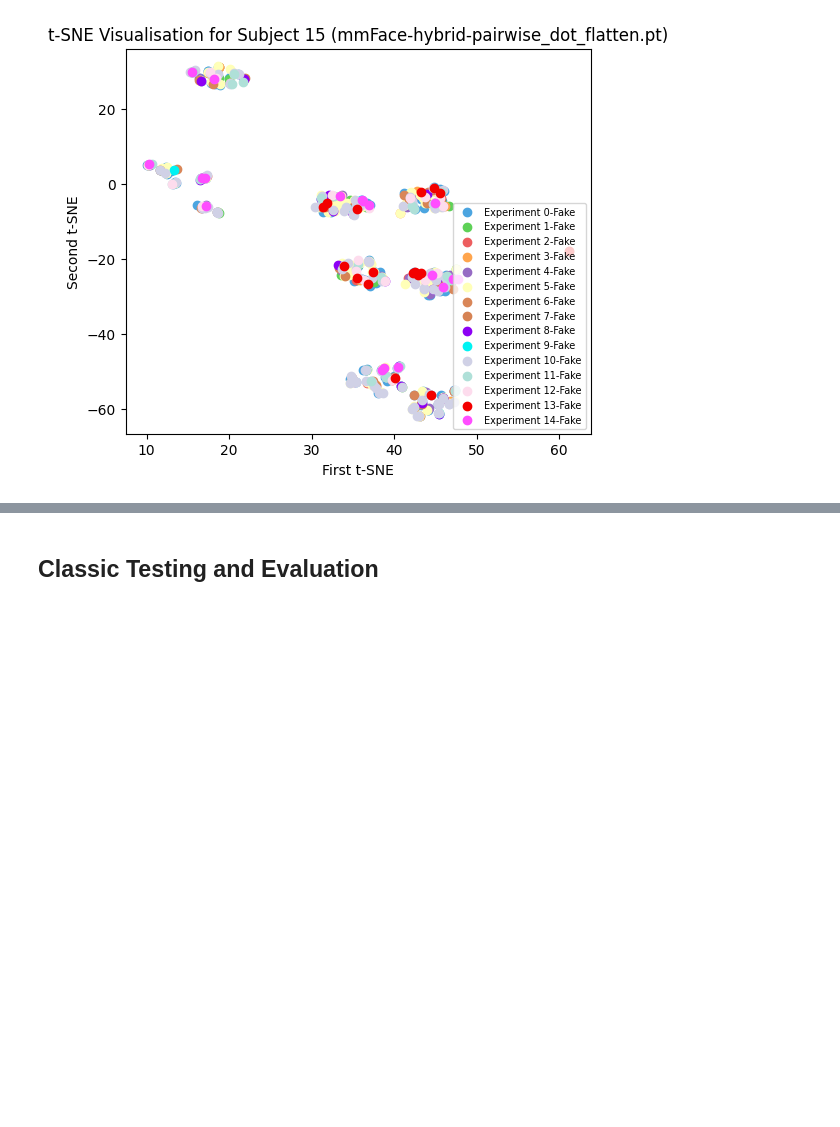
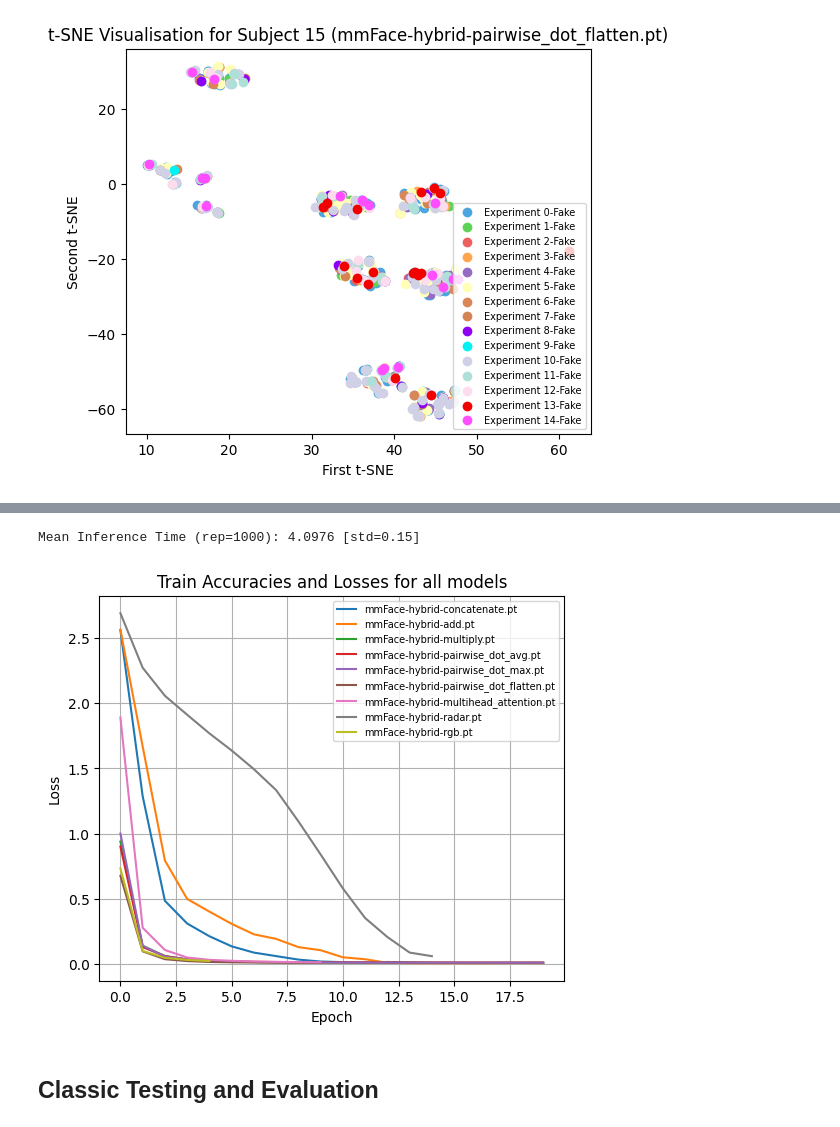
Before and after one commit to StergiousAji/mmFace-3D-Face-Recognition-using-RGB-and-mmWave-Radar, a Jupyter notebook: src/3DFR_Net/mmFace/mmFace-hybrid.ipynb, the cells around one changed output, grey strips where cells are left out. Drawn from its saved outputs; the diff is of its cells as text; code cells hidden in the pictures; blank space fills up the shorter version.

Commit message:
dissertation: mmFace Training and Testing

```diff
--- a/src/3DFR_Net/mmFace/mmFace-hybrid.ipynb
+++ b/src/3DFR_Net/mmFace/mmFace-hybrid.ipynb
@@ -569,3 +601,56 @@ plt.show()
+# %%
+*input, _, _ = next(iter(train))
+starter, ender = torch.cuda.Event(enable_timing=True), torch.cuda.Event(enable_timing=True)
+repetitions = 1000
+timings = np.zeros((repetitions, 1))
+
+with torch.no_grad():
+    for _ in range(10):
+        _ = model(radar, rgb_emb)
+
+with torch.no_grad():
+    for rep in range(repetitions):
+        starter.record()
+        _ = model(*input)
+        ender.record()
+        # WAIT FOR GPU SYNC
+        torch.cuda.synchronize()
+        curr_time = starter.elapsed_time(ender)
+        timings[rep] = curr_time
+
+mean_syn = np.sum(timings) / repetitions
+std_syn = np.std(timings)
+print(f"Mean Inference Time (rep={repetitions}): {mean_syn:.4f} [std={std_syn:.2f}]")
+# %% [output]
+Mean Inference Time (rep=1000): 4.0976 [std=0.15]
+# %%
+import matplotlib.pyplot as plt
+
+# TODO: PLOT ALL ACCURACY/LOSS CURVES FOR ALL MODELS
+model_names = ["mmFace-hybrid-concatenate.pt", "mmFace-hybrid-add.pt", "mmFace-hybrid-multiply.pt", "mmFace-hybrid-pairwise_dot_avg.pt", "mmFace-hybrid-pairwise_dot_max.pt", "mmFace-hybrid-pairwise_dot_flatten.pt", "mmFace-hybrid-multihead_attention.pt", "mmFace-hybrid-radar.pt", "mmFace-hybrid-rgb.pt"]
+
+fig, axs = plt.subplots(1, 1, figsize=(6, 5), dpi=100)
+plt.grid()
+for mn in model_names:
+    losses, train_acc, _ = load_history(f"models/{mn}")
+    train_acc = np.array(train_acc)[:, 0]
+    # axs[0].plot(range(len(train_acc)), train_acc, label=mn)
+    # axs[0].set_xlabel("Epoch")
+    # axs[0].set_ylabel("Accuracy (%)")
+
+    # axs[1].plot(range(len(losses)), losses, label=mn)
+    # axs[1].set_xlabel("Epoch")
+    # axs[1].set_ylabel("Loss")
+    axs.plot(range(len(losses)), losses, label=mn)
+    axs.set_xlabel("Epoch")
+    axs.set_ylabel("Loss")
+
+plt.title(f"Train Accuracies and Losses for all models")
+plt.legend(fontsize="7")
+
+plt.show()
+# %% [output]
+[figure, added]
 # %% [markdown]
 ## Classic Testing and Evaluation
 # %%
```
Also changed, not shown: parts of 6 cells of this notebook, 4 other files.
